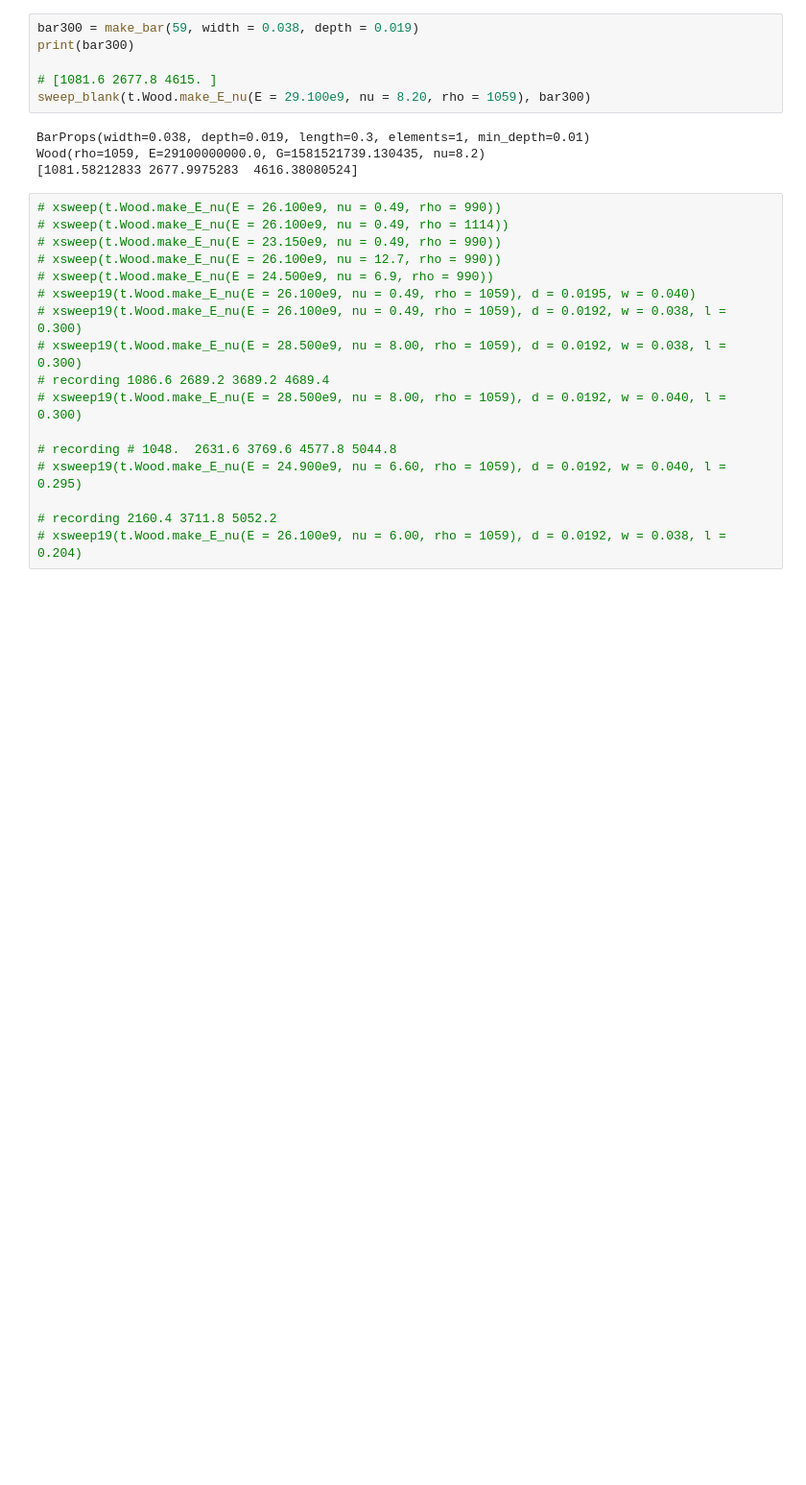
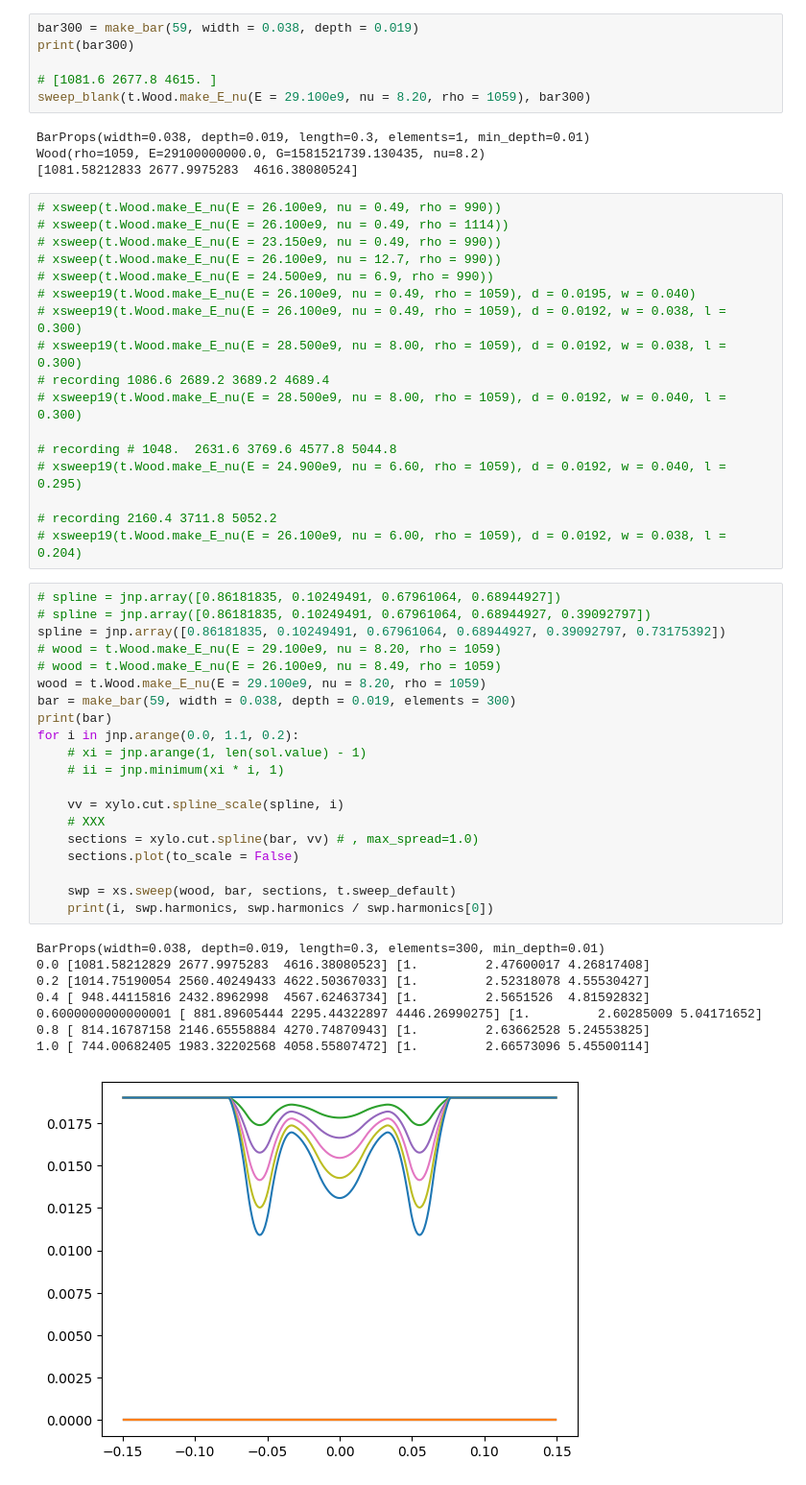
Before and after one commit to amosr/xylo, a Jupyter notebook: py/bars.ipynb, the cells around one changed output. Shown: that part at 96% size. Drawn from its saved outputs; the diff is of its cells as text; blank space fills up the shorter version.

```diff
--- a/py/bars.ipynb
+++ b/py/bars.ipynb
@@ -63,3 +63,32 @@ Wood(rho=1059, E=29100000000.0, G=1581521739.130435, nu=8.2)
 
 # recording 2160.4 3711.8 5052.2
 # xsweep19(t.Wood.make_E_nu(E = 26.100e9, nu = 6.00, rho = 1059), d = 0.0192, w = 0.038, l = 0.204)
+# %%
+# spline = jnp.array([0.86181835, 0.10249491, 0.67961064, 0.68944927])
+# spline = jnp.array([0.86181835, 0.10249491, 0.67961064, 0.68944927, 0.39092797])
+spline = jnp.array([0.86181835, 0.10249491, 0.67961064, 0.68944927, 0.39092797, 0.73175392])
+# wood = t.Wood.make_E_nu(E = 29.100e9, nu = 8.20, rho = 1059)
+# wood = t.Wood.make_E_nu(E = 26.100e9, nu = 8.49, rho = 1059)
+wood = t.Wood.make_E_nu(E = 29.100e9, nu = 8.20, rho = 1059)
+bar = make_bar(59, width = 0.038, depth = 0.019, elements = 300)
+print(bar)
+for i in jnp.arange(0.0, 1.1, 0.2):
+    # xi = jnp.arange(1, len(sol.value) - 1)
+    # ii = jnp.minimum(xi * i, 1)
+
+    vv = xylo.cut.spline_scale(spline, i)
+    # XXX
+    sections = xylo.cut.spline(bar, vv) # , max_spread=1.0)
+    sections.plot(to_scale = False)
+
+    swp = xs.sweep(wood, bar, sections, t.sweep_default)
+    print(i, swp.harmonics, swp.harmonics / swp.harmonics[0])
+# %% [output]
+BarProps(width=0.038, depth=0.019, length=0.3, elements=300, min_depth=0.01)
+0.0 [1081.58212829 2677.9975283  4616.38080523] [1.         2.47600017 4.26817408]
+0.2 [1014.75190054 2560.40249433 4622.50367033] [1.         2.52318078 4.55530427]
+0.4 [ 948.44115816 2432.8962998  4567.62463734] [1.         2.5651526  4.81592832]
+0.6000000000000001 [ 881.89605444 2295.44322897 4446.26990275] [1.         2.60285009 5.04171652]
+0.8 [ 814.16787158 2146.65558884 4270.74870943] [1.         2.63662528 5.24553825]
+1.0 [ 744.00682405 1983.32202568 4058.55807472] [1.         2.66573096 5.45500114]
+[figure, added]
```
Also changed, not shown: parts of 1 cell of this notebook, 9 other files.
